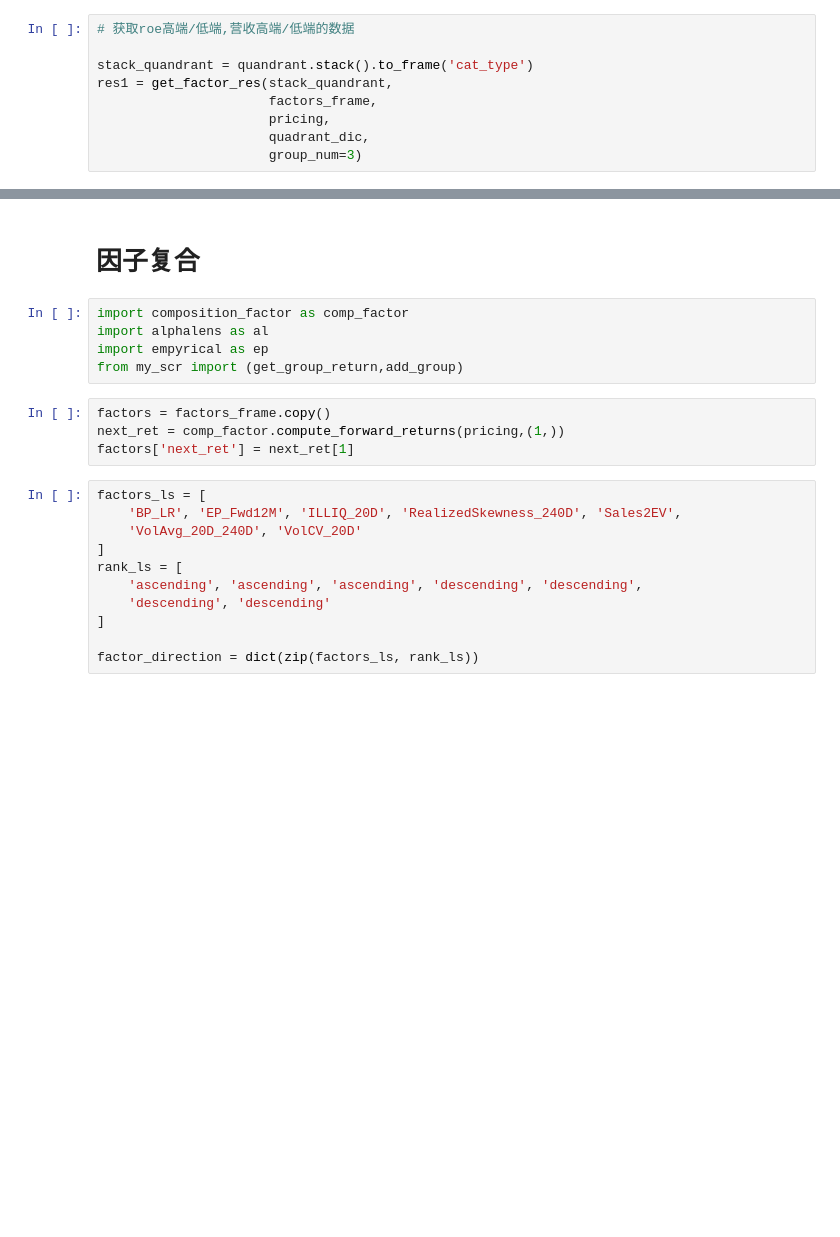
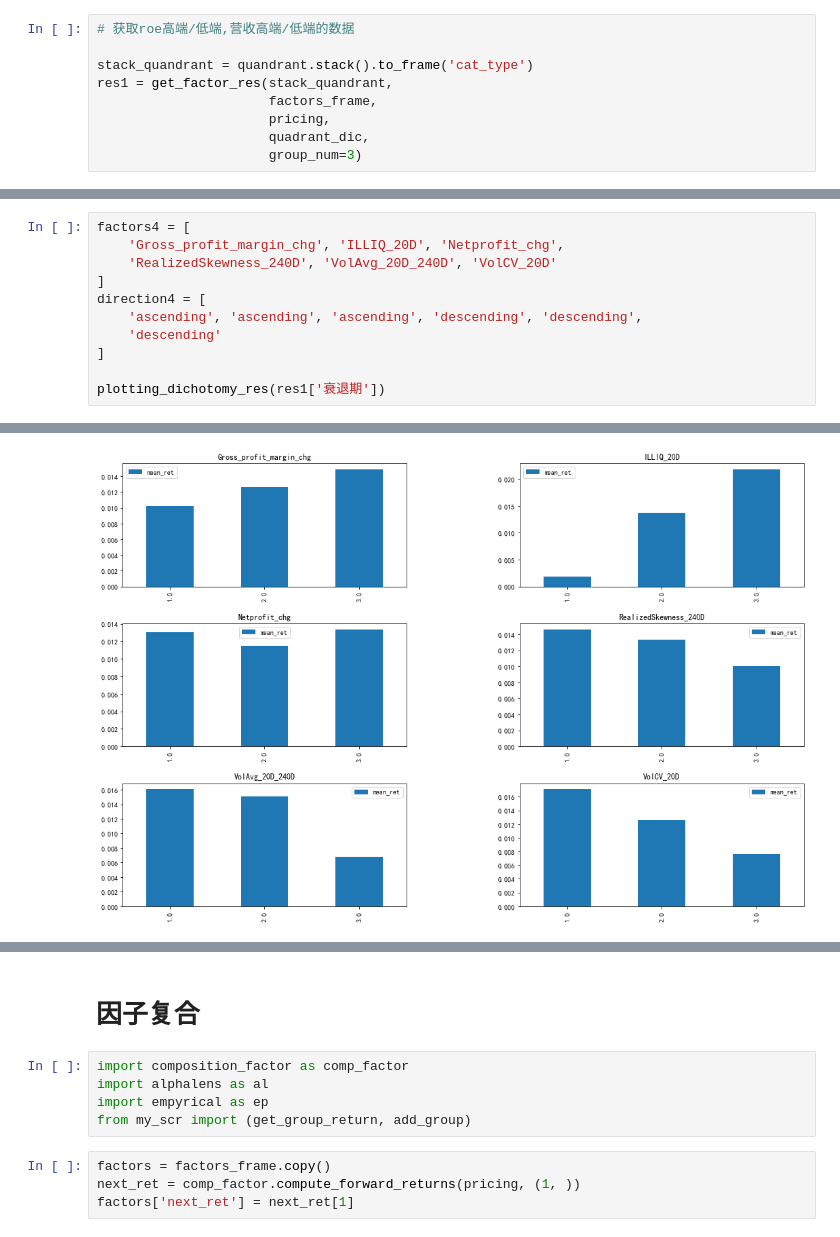
Before and after one commit to 11bingo/Quantitative-analysis, a Jupyter notebook: B-因子构建类/企业生命周期/企业生命周期测试.ipynb, the cells around one changed output, grey strips where cells are left out. Drawn from its saved outputs; the diff is of its cells as text; blank space fills up the shorter version.

```diff
--- a/B-因子构建类/企业生命周期/企业生命周期测试.ipynb
+++ b/B-因子构建类/企业生命周期/企业生命周期测试.ipynb
@@ -231,0 +200,12 @@ plotting_dichotomy_res(res1['衰退期'])
+# %%
+factors4 = [
+    'Gross_profit_margin_chg', 'ILLIQ_20D', 'Netprofit_chg',
+    'RealizedSkewness_240D', 'VolAvg_20D_240D', 'VolCV_20D'
+]
+direction4 = [
+    'ascending', 'ascending', 'ascending', 'descending', 'descending',
+    'descending'
+]
+
+plotting_dichotomy_res(res1['衰退期'])
+# %% [output]
@@ -231,0 +230 @@ plotting_dichotomy_res(res1['衰退期'])
+[figure, added]
@@ -235,19 +235,8 @@ plotting_dichotomy_res(res1['衰退期'])
 import composition_factor as comp_factor
 import alphalens as al
 import empyrical as ep
-from my_scr import (get_group_return,add_group)
+from my_scr import (get_group_return, add_group)
 # %%
 factors = factors_frame.copy()
-next_ret = comp_factor.compute_forward_returns(pricing,(1,))
+next_ret = comp_factor.compute_forward_returns(pricing, (1, ))
 factors['next_ret'] = next_ret[1]
-# %%
-factors_ls = [
-    'BP_LR', 'EP_Fwd12M', 'ILLIQ_20D', 'RealizedSkewness_240D', 'Sales2EV',
-    'VolAvg_20D_240D', 'VolCV_20D'
-]
-rank_ls = [
-    'ascending', 'ascending', 'ascending', 'descending', 'descending',
-    'descending', 'descending'
-]
-
-factor_direction = dict(zip(factors_ls, rank_ls))
```
Also changed, not shown: parts of 18 cells of this notebook, 3 other files.
